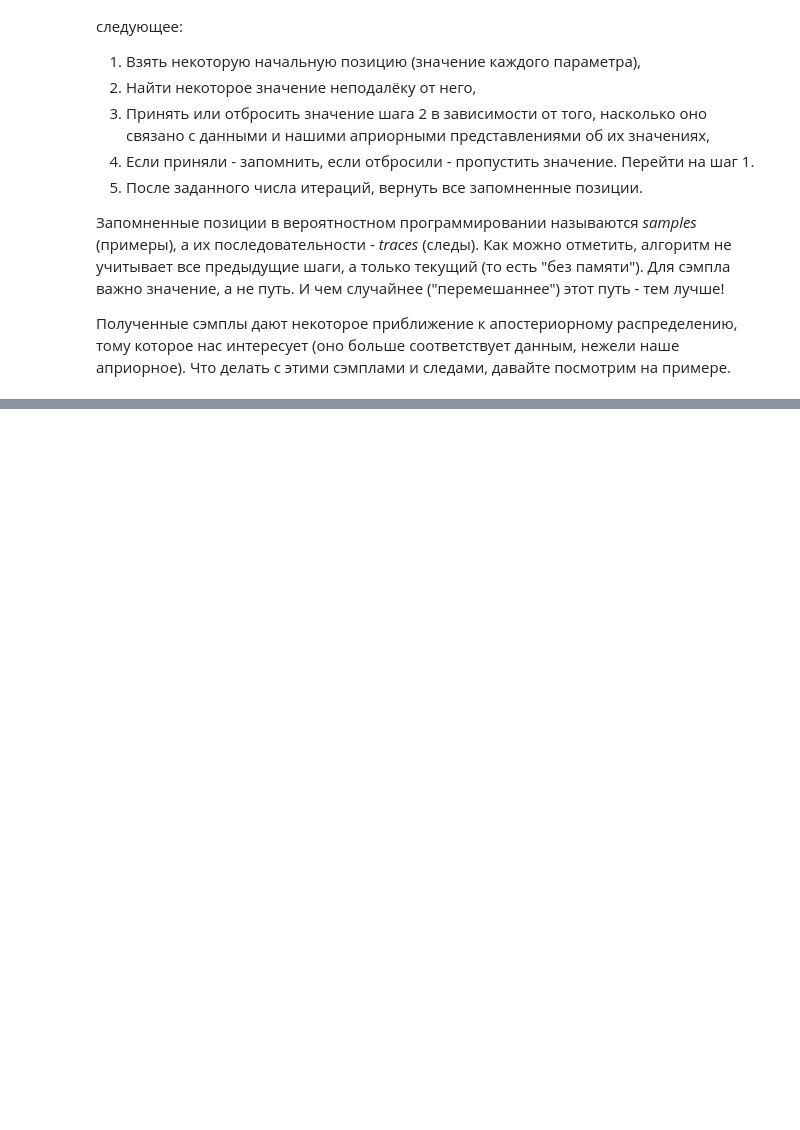
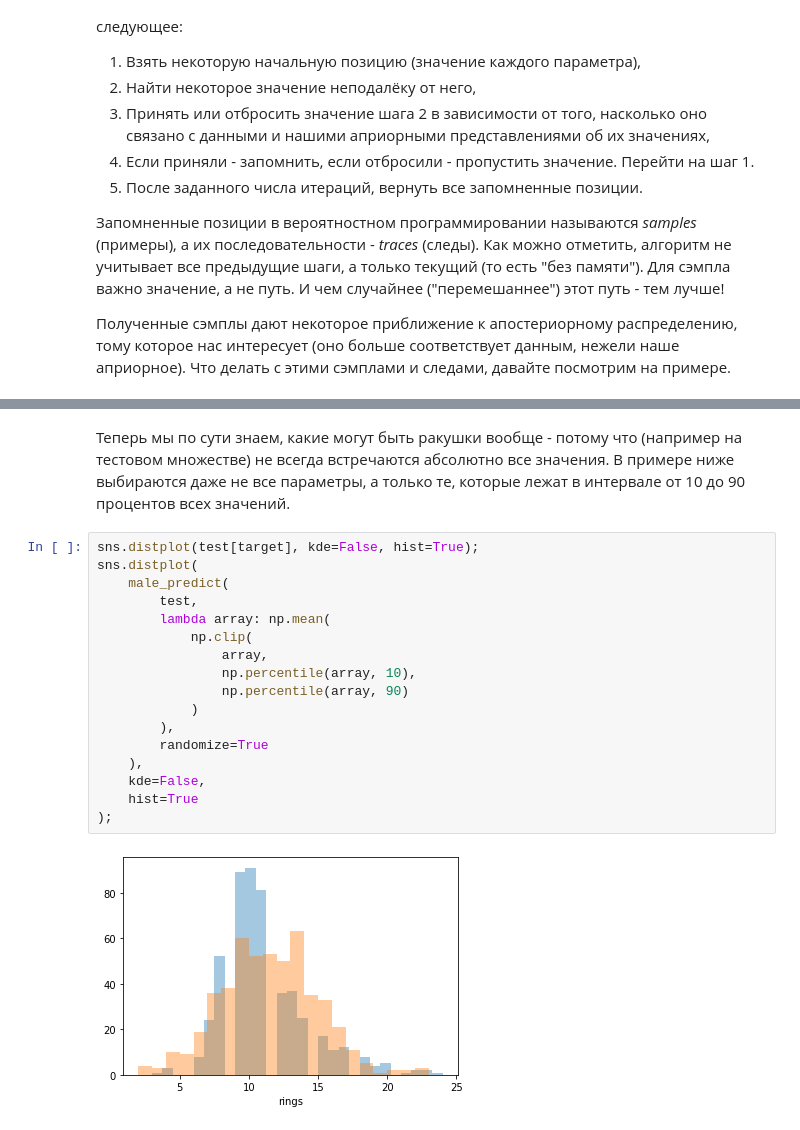
Before and after one commit to timeseries-ru/course, a Jupyter notebook: day_5.ipynb, the cells around one changed output, grey strips where cells are left out. Drawn from its saved outputs; the diff is of its cells as text; blank space fills up the shorter version.

```diff
--- a/day_5.ipynb
+++ b/day_5.ipynb
@@ -607,0 +654,21 @@ for _ in range(100):
+# %% [markdown]
+Теперь мы по сути знаем, какие могут быть ракушки вообще - потому что (например на тестовом множестве) не всегда встречаются абсолютно все значения. В примере ниже выбираются даже не все параметры, а только те, которые лежат в интервале от 10 до 90 процентов всех значений.
+# %%
+sns.distplot(test[target], kde=False, hist=True);
+sns.distplot(
+    male_predict(
+        test,
+        lambda array: np.mean(
+            np.clip(
+                array,
+                np.percentile(array, 10),
+                np.percentile(array, 90)
+            )
+        ),
+        randomize=True
+    ),
+    kde=False,
+    hist=True
+);
+# %% [output]
+[figure, added]
```
Also changed, not shown: parts of 14 cells of this notebook.
